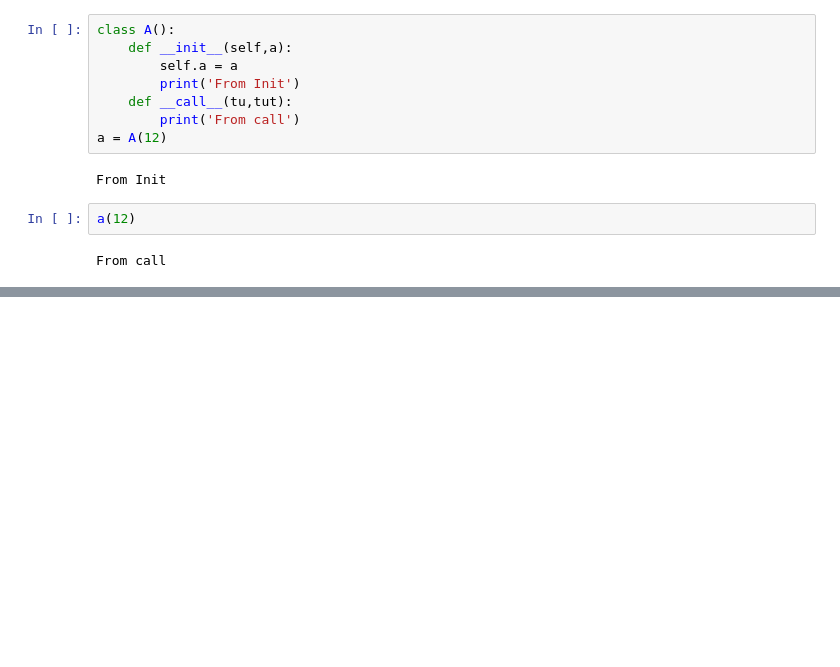
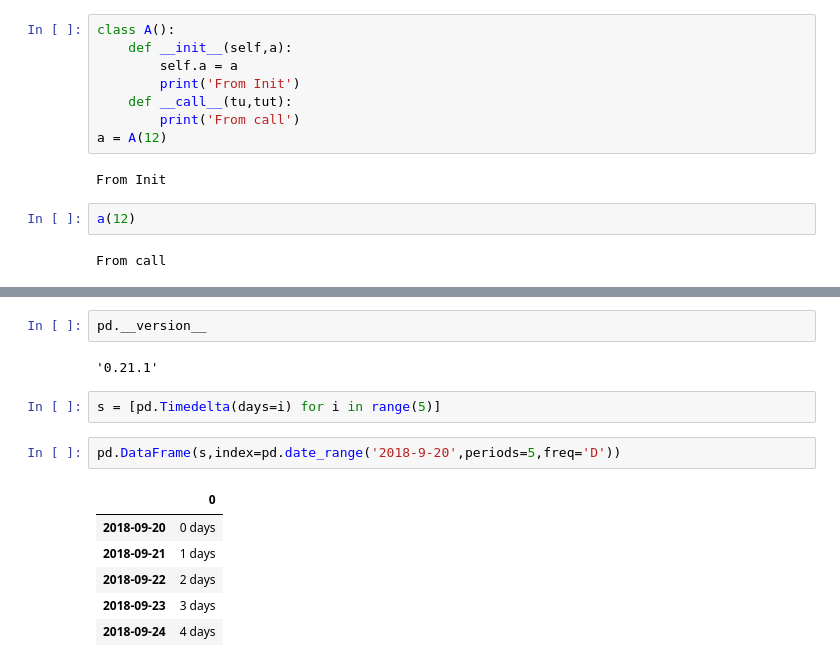
Before and after one commit to dufufeisdu/AI_Trading_Learn_Packages, a Jupyter notebook: learn/pandas/TimeSeries.ipynb, the cells around one changed output, grey strips where cells are left out. Cells and saved outputs as stored; diff of their text form; blank space fills up the shorter version.

```diff
--- a/learn/pandas/TimeSeries.ipynb
+++ b/learn/pandas/TimeSeries.ipynb
@@ -450,0 +766,15 @@ From call
+# %%
+pd.__version__
+# %% [output]
+'0.21.1'
+# %%
+s = [pd.Timedelta(days=i) for i in range(5)]
+# %%
+pd.DataFrame(s,index=pd.date_range('2018-9-20',periods=5,freq='D'))
+# %% [output]
+|  | 0 |
+| 2018-09-20 | 0 days |
+| 2018-09-21 | 1 days |
+| 2018-09-22 | 2 days |
+| 2018-09-23 | 3 days |
+| 2018-09-24 | 4 days |
```
Also changed, not shown: parts of 50 cells of this notebook, 1 other file.
